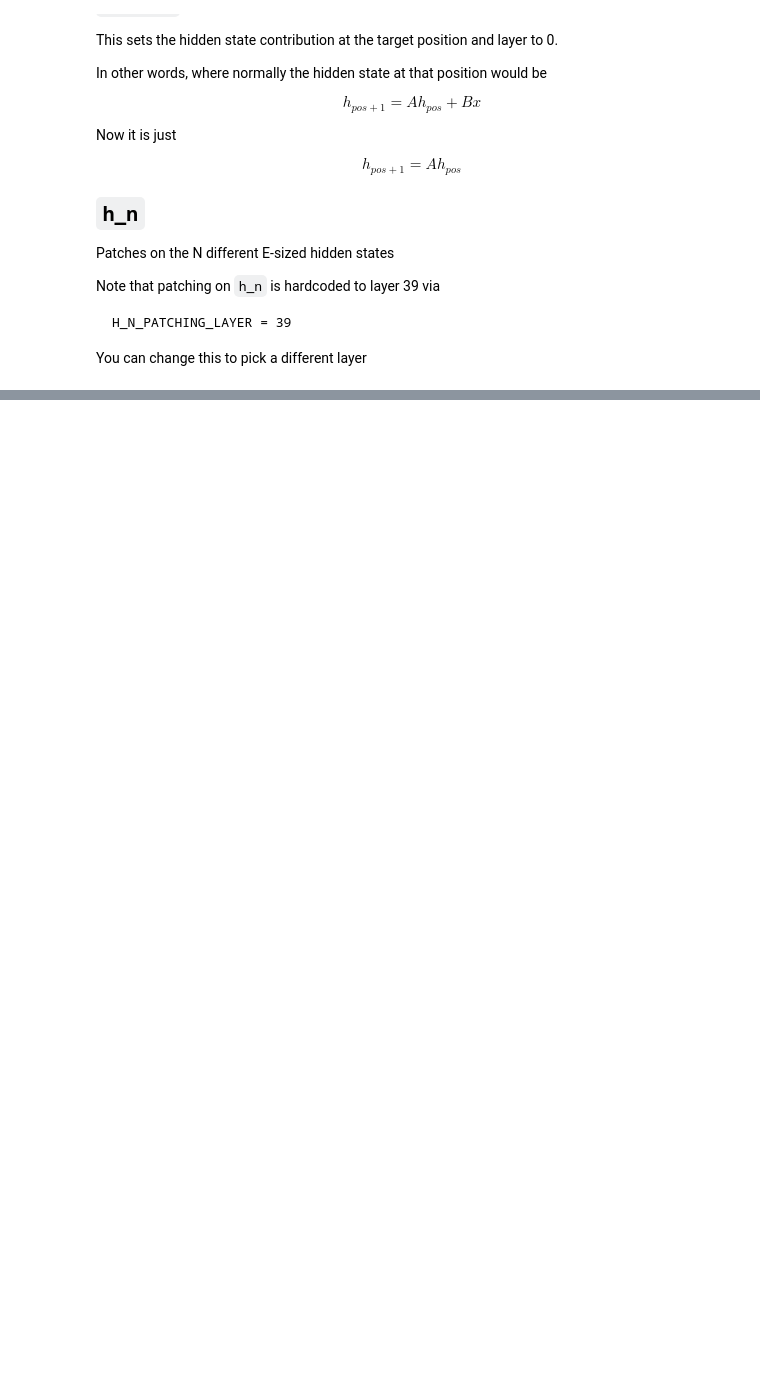
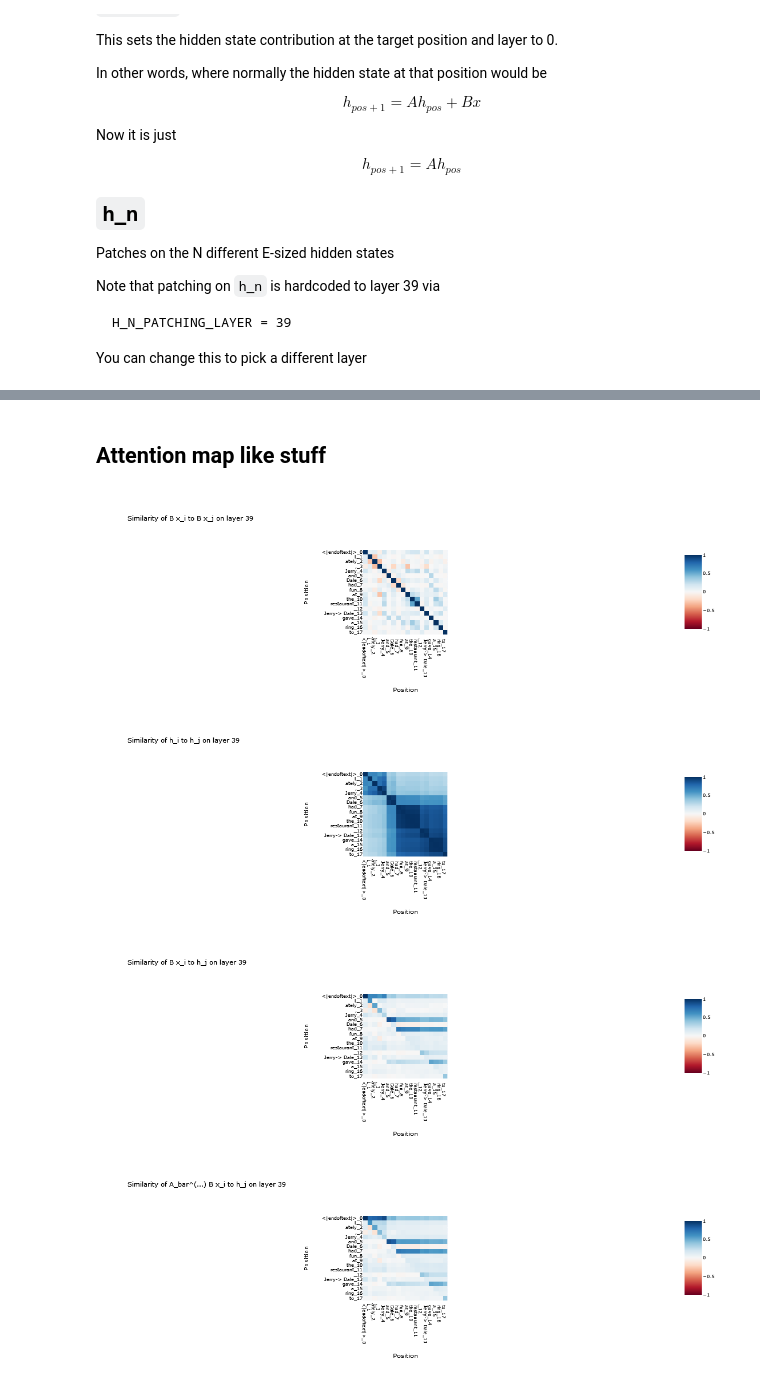
Before and after one commit to Phylliida/mamba_interp, a Jupyter notebook: Patching.ipynb, the cells around one changed output, grey strips where cells are left out. Cells and saved outputs as stored; diff of their text form; code cells hidden in the pictures; blank space fills up the shorter version.

Commit message:
Attention map like stuff

```diff
--- a/Patching.ipynb
+++ b/Patching.ipynb
@@ -804,3 +804,5 @@ Dropdown(description='Patching Type', options=('normalized input', 'layer input'
 [interactive output not drawn]
 [interactive output not drawn]
 [interactive output not drawn]
+# %% [markdown]
+## Attention map like stuff
@@ -806,0 +879,37 @@ Dropdown(description='Patching Type', options=('normalized input', 'layer input'
+# %%
+
+# make token labels that describe the patch
+corrupted_str_tokens = model.to_str_tokens(prompt_corrupted_tokens)
+uncorrupted_str_tokens = model.to_str_tokens(prompt_uncorrupted_tokens)
+token_labels = []
+for index, (corrupted_token, uncorrupted_token) in enumerate(zip(corrupted_str_tokens, uncorrupted_str_tokens)):
+    if corrupted_token == uncorrupted_token:
+        token_labels.append(f"{corrupted_token}_{index}")
+    else:
+        token_labels.append(f"{uncorrupted_token}->{corrupted_token}_{index}")
+
+
+# for each pos
+'''
+layer_labels = [str(layer) for layer in limited_layers]
+for pos in tqdm(list(range(L))):
+    fig = imshow(h_to_x_b_similarities[:,pos], show=False, x=token_labels, y=layer_labels, xaxis="Position", yaxis="Layer", title=f"Similarity to hidden state of token = {token_labels[pos]}", font_size=8)
+    fig.update_layout(**plot_args)
+    fig.update_layout(legend=dict(
+        yanchor="top",
+        y=0.99,
+        xanchor="left",
+        x=0.01
+    ))
+    fig.show()
+'''
+LAYER = 39
+imshow(x_b_similarities[LAYER], show=False, x=token_labels, y=token_labels, xaxis="Position", yaxis="Position", title=f"Similarity of B x_i to B x_j on layer {LAYER}", font_size=8).show()
+imshow(h_similarities[LAYER], show=False, x=token_labels, y=token_labels, xaxis="Position", yaxis="Position", title=f"Similarity of h_i to h_j on layer {LAYER}", font_size=8).show()
+imshow(h_to_x_b_similarities[LAYER], show=False, x=token_labels, y=token_labels, xaxis="Position", yaxis="Position", title=f"Similarity of B x_i to h_j on layer {LAYER}", font_size=8).show()
+imshow(h_to_x_b_similarities_catchup[LAYER], show=False, x=token_labels, y=token_labels, xaxis="Position", yaxis="Position", title=f"Similarity of A_bar^(...) B x_i to h_j on layer {LAYER}", font_size=8).show()
+# %% [output]
+[figure, added]
+[figure, added]
+[figure, added]
+[figure, added]
```
Also changed, not shown: parts of 3 cells of this notebook.
